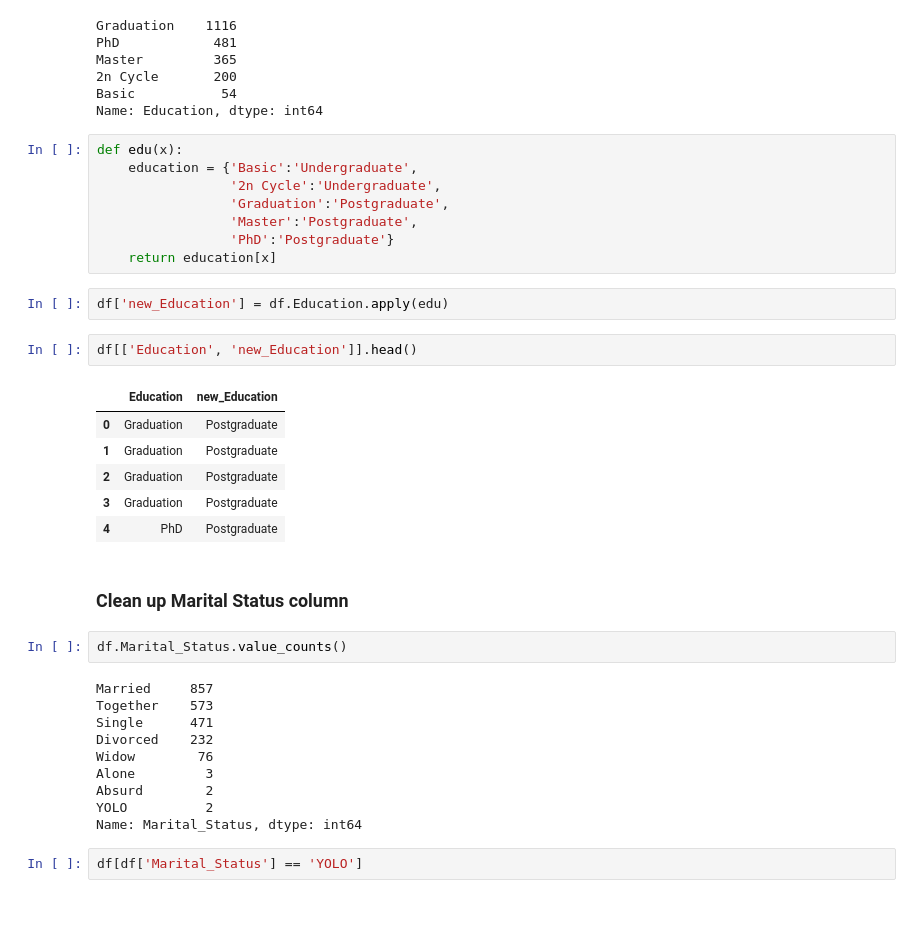
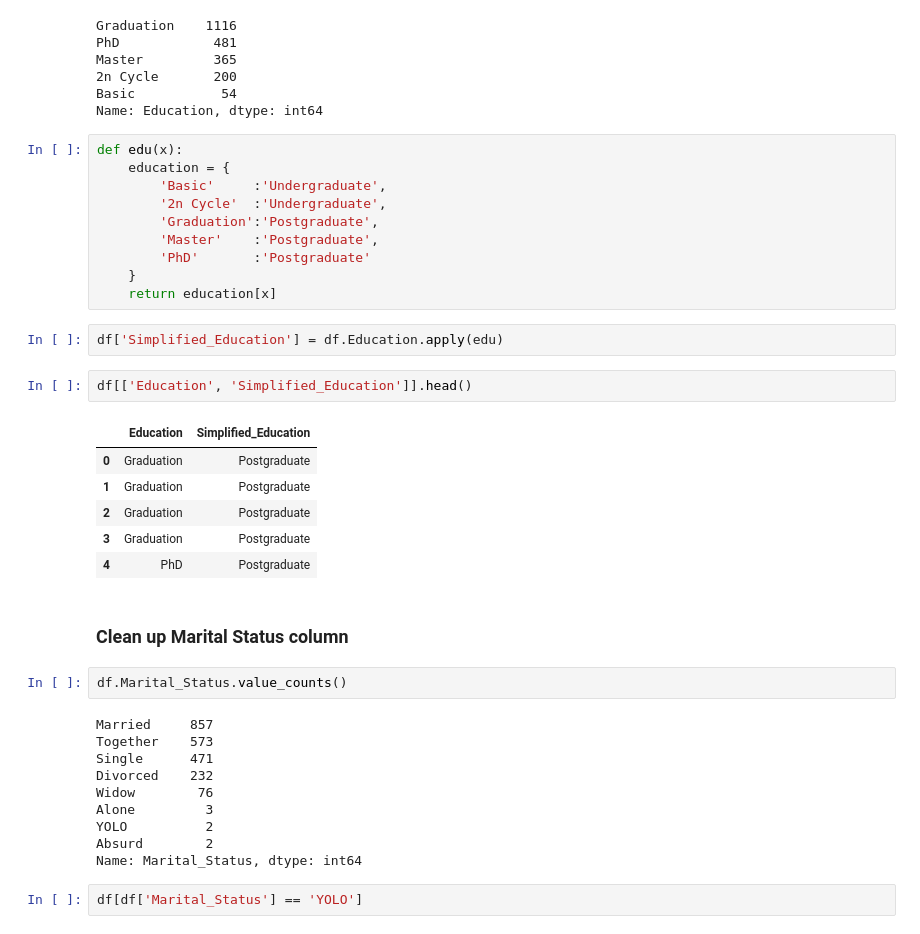
Before and after one commit to johng034/customer-segmentation, a Jupyter notebook: Customer Segmentation.ipynb, the cells around one changed output. Drawn from its saved outputs; the diff is of its cells as text.

```diff
--- a/Customer Segmentation.ipynb
+++ b/Customer Segmentation.ipynb
@@ -90,18 +78,20 @@ Basic           54
 Name: Education, dtype: int64
 # %%
 def edu(x):
-    education = {'Basic':'Undergraduate',
-                 '2n Cycle':'Undergraduate',
-                 'Graduation':'Postgraduate',
-                 'Master':'Postgraduate',
-                 'PhD':'Postgraduate'}
+    education = {
+        'Basic'     :'Undergraduate',
+        '2n Cycle'  :'Undergraduate',
+        'Graduation':'Postgraduate',
+        'Master'    :'Postgraduate',
+        'PhD'       :'Postgraduate'
+    }
     return education[x]
 # %%
-df['new_Education'] = df.Education.apply(edu)
+df['Simplified_Education'] = df.Education.apply(edu)
 # %%
-df[['Education', 'new_Education']].head()
+df[['Education', 'Simplified_Education']].head()
 # %% [output]
-|  | Education | new_Education |
+|  | Education | Simplified_Education |
 | 0 | Graduation | Postgraduate |
 | 1 | Graduation | Postgraduate |
 | 2 | Graduation | Postgraduate |
@@ -118,8 +108,8 @@ Single      471
 Divorced    232
 Widow        76
 Alone         3
+YOLO          2
 Absurd        2
-YOLO          2
 Name: Marital_Status, dtype: int64
 # %%
 df[df['Marital_Status'] == 'YOLO']
```
Also changed, not shown: parts of 38 cells of this notebook.
